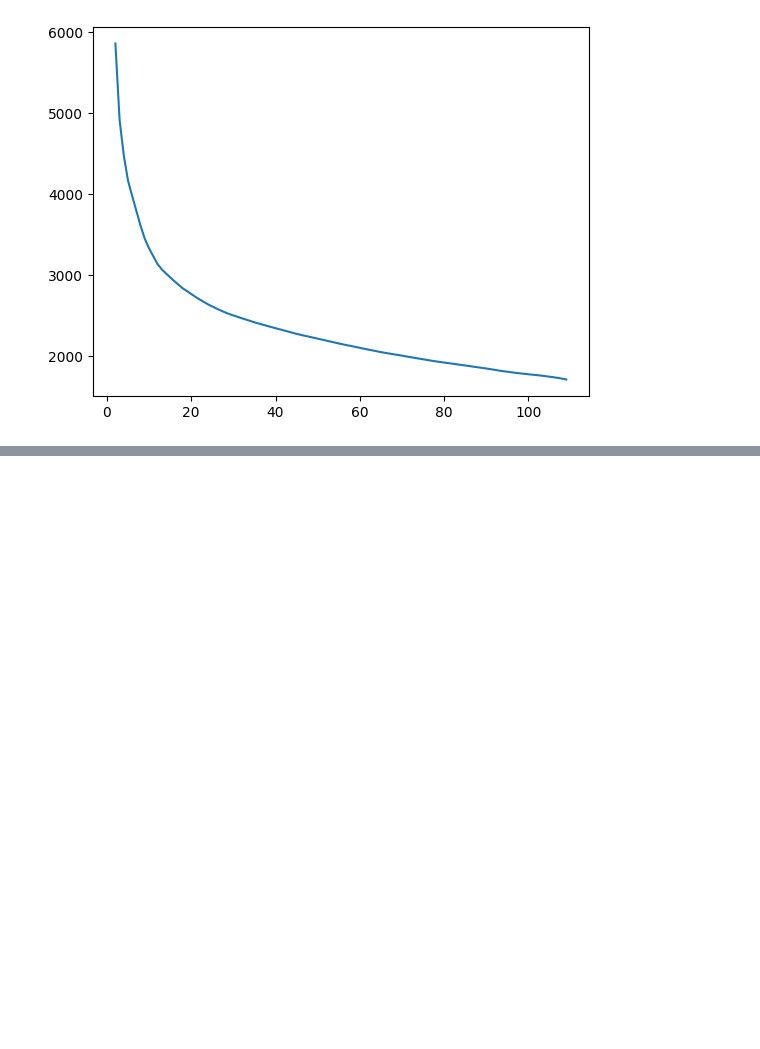
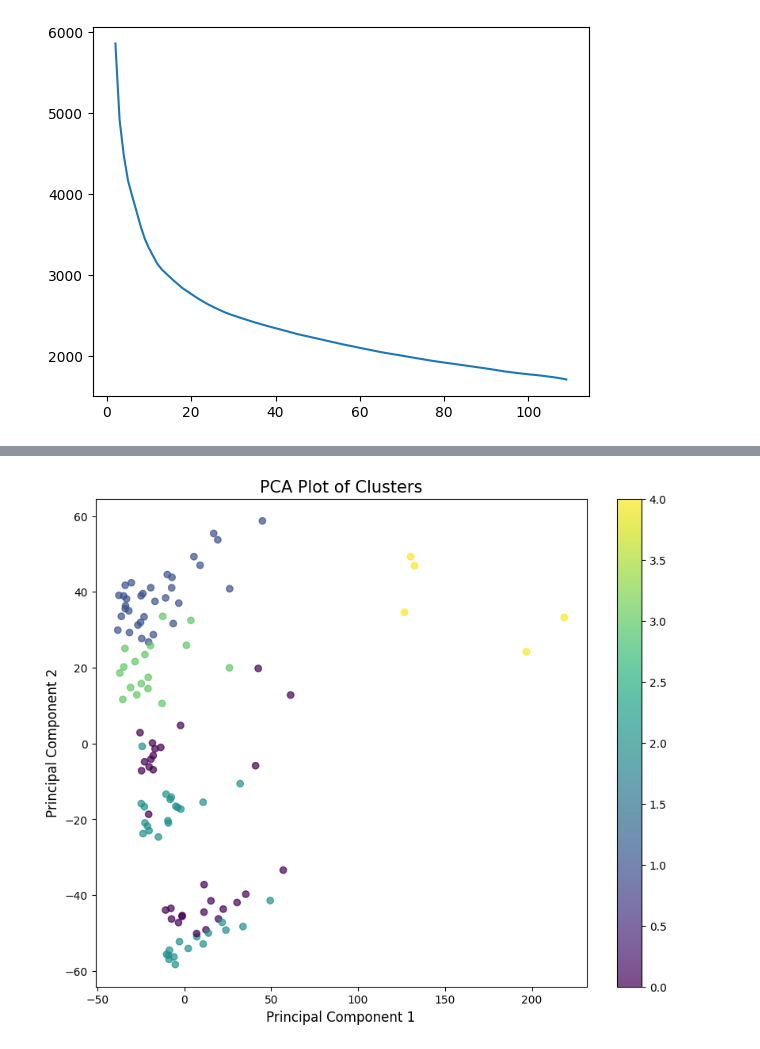
Before and after one commit to marielledoenges/BioInfoAlg_RheumArth, a Jupyter notebook: Bill/assignment3.ipynb, the cells around one changed output, grey strips where cells are left out. Cells and saved outputs as stored; diff of their text form; code cells hidden in the pictures; blank space fills up the shorter version.

```diff
--- a/Bill/assignment3.ipynb
+++ b/Bill/assignment3.ipynb
@@ -98,0 +603,4 @@ clustering = AgglomerativeClustering(n_clusters=15).fit(df_5000)
+# %%
+plot_pca_clusters(df_5000, clustering_100.labels_)
+# %% [output]
+[figure, added]
```
Also changed, not shown: parts of 41 cells of this notebook.
